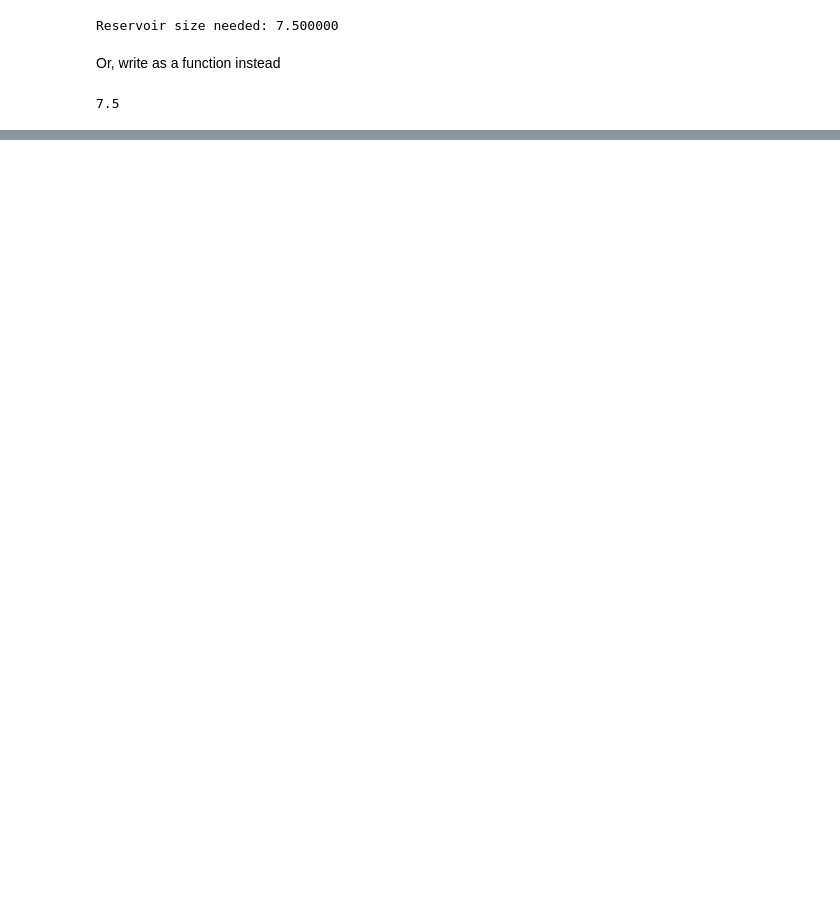
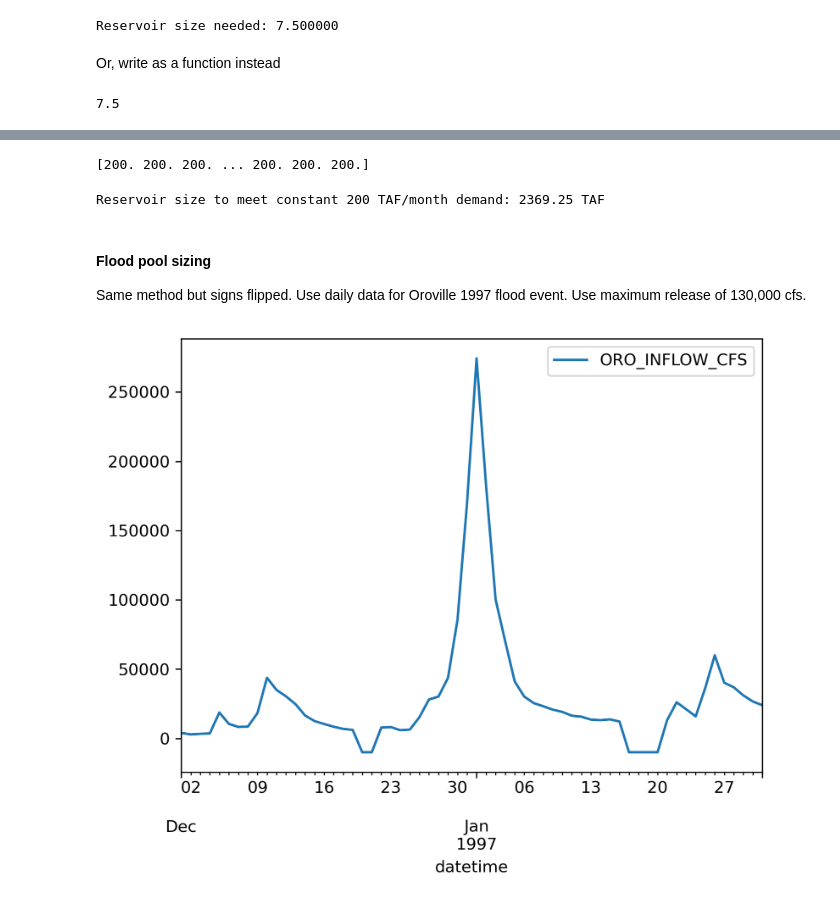
Before and after one commit to jdherman/eci273, a Jupyter notebook: L03-sequent-peak.ipynb, the cells around one changed output, grey strips where cells are left out. Drawn from its saved outputs; the diff is of its cells as text; code cells hidden in the pictures; blank space fills up the shorter version.

```diff
--- a/L03-sequent-peak.ipynb
+++ b/L03-sequent-peak.ipynb
@@ -54,0 +70,25 @@ print(Kmax)
+# %%
+Q = Q / 1000 # AF to TAF
+T = len(Q)
+R = 200 * np.ones(T)
+print(R)
+# %% [output]
+[200. 200. 200. ... 200. 200. 200.]
+# %%
+Kmax = sequent_peak(R, Q)
+print('Reservoir size to meet constant 200 TAF/month demand:', Kmax, 'TAF')
+# %% [output]
+Reservoir size to meet constant 200 TAF/month demand: 2369.25 TAF
+# %% [markdown]
+#### Flood pool sizing
+Same method but signs flipped. Use daily data for Oroville 1997 flood event. Use maximum release of 130,000 cfs.
+# %%
+from cdec_scraper import cdec_sensor_data
+cfs_to_tafd = 2.29568411*10**-5 * 86400 / 1000
+
+df = cdec_sensor_data('ORO', 76, 'D', sd='1996-12-01', ed='1997-01-31')
+# returns a pandas dataframe
+df.plot()
+plt.show()
+# %% [output]
+[figure, added]
```
Also changed, not shown: parts of 9 cells of this notebook, 1 other file.
